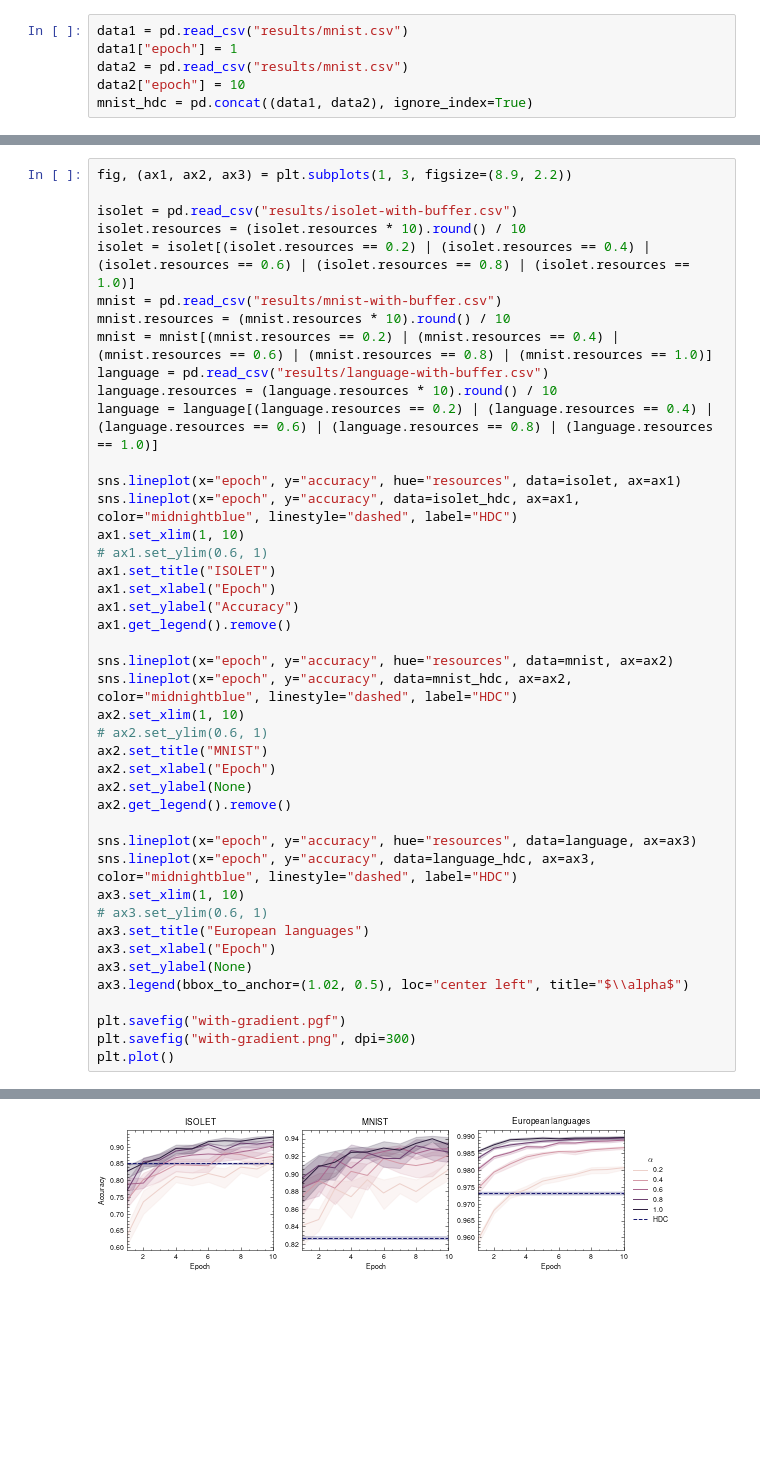
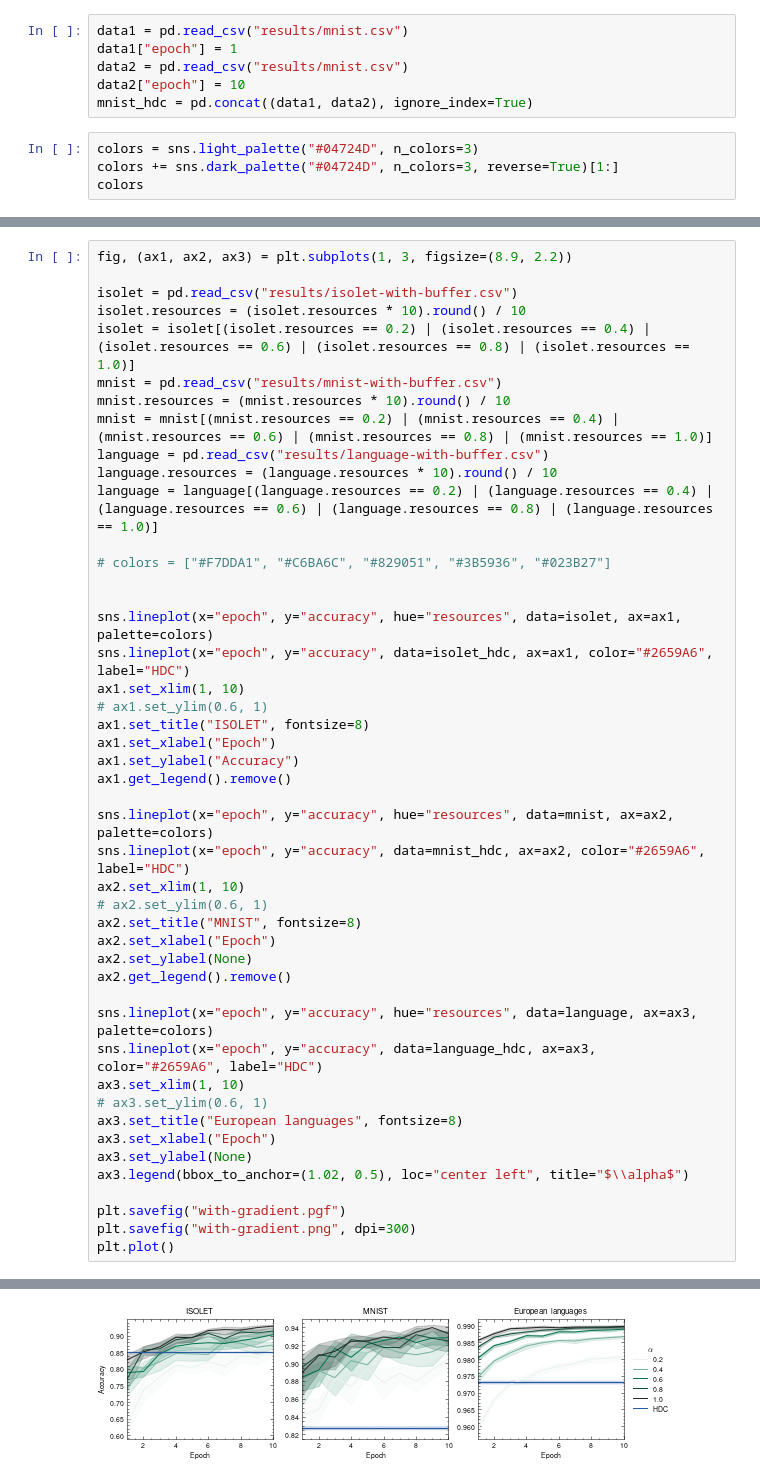
Before and after one commit to hyperdimensional-computing/torchhd, a Jupyter notebook: results.ipynb, the cells around one changed output, grey strips where cells are left out. Cells and saved outputs as stored; diff of their text form; blank space fills up the shorter version.

Commit message:
Update plot colors

```diff
--- a/results.ipynb
+++ b/results.ipynb
@@ -21,3 +21,7 @@ data1["epoch"] = 1
 data2 = pd.read_csv("results/mnist.csv")
 data2["epoch"] = 10
 mnist_hdc = pd.concat((data1, data2), ignore_index=True)
+# %%
+colors = sns.light_palette("#04724D", n_colors=3)
+colors += sns.dark_palette("#04724D", n_colors=3, reverse=True)[1:]
+colors
@@ -30,40 +40,43 @@ isolet = isolet[(isolet.resources == 0.2) | (isolet.resources == 0.4) | (isolet.
 mnist = pd.read_csv("results/mnist-with-buffer.csv")
 mnist.resources = (mnist.resources * 10).round() / 10
 mnist = mnist[(mnist.resources == 0.2) | (mnist.resources == 0.4) | (mnist.resources == 0.6) | (mnist.resources == 0.8) | (mnist.resources == 1.0)]
 language = pd.read_csv("results/language-with-buffer.csv")
 language.resources = (language.resources * 10).round() / 10
 language = language[(language.resources == 0.2) | (language.resources == 0.4) | (language.resources == 0.6) | (language.resources == 0.8) | (language.resources == 1.0)]
 
-sns.lineplot(x="epoch", y="accuracy", hue="resources", data=isolet, ax=ax1)
-sns.lineplot(x="epoch", y="accuracy", data=isolet_hdc, ax=ax1, color="midnightblue", linestyle="dashed", label="HDC")
+# colors = ["#F7DDA1", "#C6BA6C", "#829051", "#3B5936", "#023B27"]
+
+
+sns.lineplot(x="epoch", y="accuracy", hue="resources", data=isolet, ax=ax1, palette=colors)
+sns.lineplot(x="epoch", y="accuracy", data=isolet_hdc, ax=ax1, color="#2659A6", label="HDC")
 ax1.set_xlim(1, 10)
 # ax1.set_ylim(0.6, 1)
-ax1.set_title("ISOLET")
+ax1.set_title("ISOLET", fontsize=8)
 ax1.set_xlabel("Epoch")
 ax1.set_ylabel("Accuracy")
 ax1.get_legend().remove()
 
-sns.lineplot(x="epoch", y="accuracy", hue="resources", data=mnist, ax=ax2)
-sns.lineplot(x="epoch", y="accuracy", data=mnist_hdc, ax=ax2, color="midnightblue", linestyle="dashed", label="HDC")
+sns.lineplot(x="epoch", y="accuracy", hue="resources", data=mnist, ax=ax2, palette=colors)
+sns.lineplot(x="epoch", y="accuracy", data=mnist_hdc, ax=ax2, color="#2659A6", label="HDC")
 ax2.set_xlim(1, 10)
 # ax2.set_ylim(0.6, 1)
-ax2.set_title("MNIST")
+ax2.set_title("MNIST", fontsize=8)
 ax2.set_xlabel("Epoch")
 ax2.set_ylabel(None)
 ax2.get_legend().remove()
 
-sns.lineplot(x="epoch", y="accuracy", hue="resources", data=language, ax=ax3)
-sns.lineplot(x="epoch", y="accuracy", data=language_hdc, ax=ax3, color="midnightblue", linestyle="dashed", label="HDC")
+sns.lineplot(x="epoch", y="accuracy", hue="resources", data=language, ax=ax3, palette=colors)
+sns.lineplot(x="epoch", y="accuracy", data=language_hdc, ax=ax3, color="#2659A6", label="HDC")
 ax3.set_xlim(1, 10)
 # ax3.set_ylim(0.6, 1)
-ax3.set_title("European languages")
+ax3.set_title("European languages", fontsize=8)
 ax3.set_xlabel("Epoch")
 ax3.set_ylabel(None)
 ax3.legend(bbox_to_anchor=(1.02, 0.5), loc="center left", title="$\\alpha$")
 
 plt.savefig("with-gradient.pgf")
 plt.savefig("with-gradient.png", dpi=300)
 plt.plot()
 # %% [output]
 []
-[figure, old version]
+[figure, new version]
```
Also changed, not shown: parts of 1 cell of this notebook, 2 other files.
